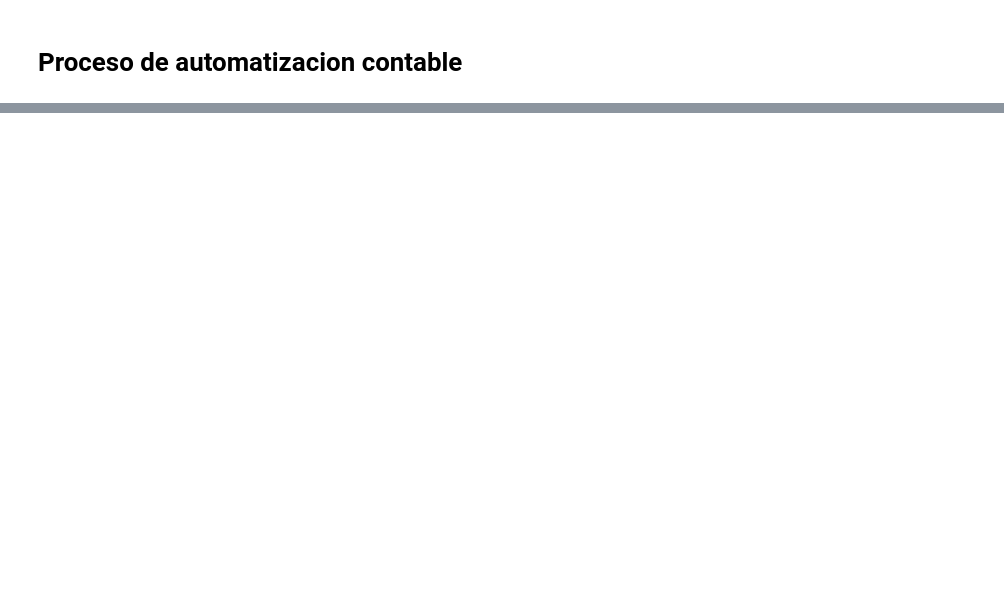
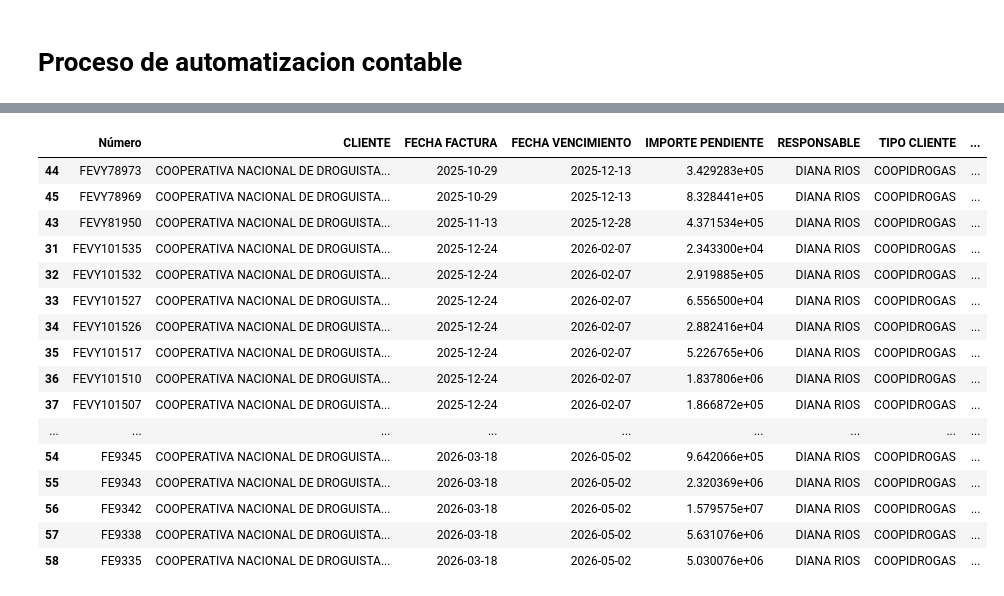
Before and after one commit to la-pocion-code/analisis_datos, a Jupyter notebook: prueba_contabilidad.ipynb, the cells around one changed output, grey strips where cells are left out. Saved outputs shown, nothing was run; the diff lists cells and outputs as text; code cells hidden in the pictures; blank space fills up the shorter version.

```diff
--- a/prueba_contabilidad.ipynb
+++ b/prueba_contabilidad.ipynb
@@ -98,0 +59,21 @@ def separar_pdfs_estratégico(self, ruta_pdf_input, carpeta_salida, find_texto="
+# %%
+categorias = [ 'MAYORISTA NV', 'FARMACIAS',
+       'EXTERIOR', 'Surticosmeticos', 'COOPIDROGAS', 'Catalogo',
+       'ESPECIALIZADAS', 'Distribuidor', 'KRIKA', 'HOLE COSMETICS',
+      ]
+# %%
+# Archivo CSV de Google Sheets
+url = "https://docs.google.com/spreadsheets/d/1uqGx-MkrUQR3znLq6HE2xiPts1RMv7P5GUQK4IJWdRQ/export?format=csv&gid=2087536586"
+
+df = pd.read_csv(url)
+
+ruta = rc.validar_ruta()
+ruta_archivo = ruta / 'cartera' / 'Asiento contable (account.move).xlsx'
+# Archivo Odoo
+df_cartera = pd.read_excel(ruta_archivo)
+
+
+# Archivo base cartera
+df_cartera = df_cartera[df_cartera['Tipo de cliente'].isin(categorias)]
+
+ruta_base = ruta / 'data' / 'base_cartera.xlsx'
@@ -98,0 +91,9 @@ def separar_pdfs_estratégico(self, ruta_pdf_input, carpeta_salida, find_texto="
+# %%
+
+df_base_responsable = pd.read_excel(ruta_base, sheet_name='Responsables')
+tipo_repetido = df_base_responsable[df_base_responsable['TIPO CLIENTE'].duplicated()]['TIPO CLIENTE'].unique()
+tipo_repetido
+responsables_tipo = df_base_responsable[~df_base_responsable['TIPO CLIENTE'].isin(tipo_repetido)]
+responsables_clientes = df_base_responsable[df_base_responsable['TIPO CLIENTE'].isin(tipo_repetido)]
+df_cartera = df_cartera.merge(responsables_tipo[['TIPO CLIENTE', 'RESPONSABLE', 'UBICACIÓN']], left_on='Tipo de cliente', right_on='TIPO CLIENTE', how='left' ).merge(responsables_clientes[[ 'CLIENTE', 'RESPONSABLE']], left_on='Nombre del contacto a mostrar en la factura', right_on='CLIENTE', how='left')
+df_cartera['RESPONSABLE'] = df_cartera['RESPONSABLE_x'].fillna(df_cartera['RESPONSABLE_y'])
@@ -98,0 +171,20 @@ def separar_pdfs_estratégico(self, ruta_pdf_input, carpeta_salida, find_texto="
+# %%
+df_cartera[df_cartera['CLIENTE']=='COOPERATIVA NACIONAL DE DROGUISTAS DETALLISTAS']
+# %% [output]
+|  | Número | CLIENTE | FECHA FACTURA | FECHA VENCIMIENTO | IMPORTE PENDIENTE | RESPONSABLE | TIPO CLIENTE | ... |
+| 44 | FEVY78973 | COOPERATIVA NACIONAL DE DROGUISTA... | 2025-10-29 | 2025-12-13 | 3.429283e+05 | DIANA RIOS | COOPIDROGAS | ... |
+| 45 | FEVY78969 | COOPERATIVA NACIONAL DE DROGUISTA... | 2025-10-29 | 2025-12-13 | 8.328441e+05 | DIANA RIOS | COOPIDROGAS | ... |
+| 43 | FEVY81950 | COOPERATIVA NACIONAL DE DROGUISTA... | 2025-11-13 | 2025-12-28 | 4.371534e+05 | DIANA RIOS | COOPIDROGAS | ... |
+| 31 | FEVY101535 | COOPERATIVA NACIONAL DE DROGUISTA... | 2025-12-24 | 2026-02-07 | 2.343300e+04 | DIANA RIOS | COOPIDROGAS | ... |
+| 32 | FEVY101532 | COOPERATIVA NACIONAL DE DROGUISTA... | 2025-12-24 | 2026-02-07 | 2.919885e+05 | DIANA RIOS | COOPIDROGAS | ... |
+| 33 | FEVY101527 | COOPERATIVA NACIONAL DE DROGUISTA... | 2025-12-24 | 2026-02-07 | 6.556500e+04 | DIANA RIOS | COOPIDROGAS | ... |
+| 34 | FEVY101526 | COOPERATIVA NACIONAL DE DROGUISTA... | 2025-12-24 | 2026-02-07 | 2.882416e+04 | DIANA RIOS | COOPIDROGAS | ... |
+| 35 | FEVY101517 | COOPERATIVA NACIONAL DE DROGUISTA... | 2025-12-24 | 2026-02-07 | 5.226765e+06 | DIANA RIOS | COOPIDROGAS | ... |
+| 36 | FEVY101510 | COOPERATIVA NACIONAL DE DROGUISTA... | 2025-12-24 | 2026-02-07 | 1.837806e+06 | DIANA RIOS | COOPIDROGAS | ... |
+| 37 | FEVY101507 | COOPERATIVA NACIONAL DE DROGUISTA... | 2025-12-24 | 2026-02-07 | 1.866872e+05 | DIANA RIOS | COOPIDROGAS | ... |
+| ... | ... | ... | ... | ... | ... | ... | ... | ... |
+| 54 | FE9345 | COOPERATIVA NACIONAL DE DROGUISTA... | 2026-03-18 | 2026-05-02 | 9.642066e+05 | DIANA RIOS | COOPIDROGAS | ... |
+| 55 | FE9343 | COOPERATIVA NACIONAL DE DROGUISTA... | 2026-03-18 | 2026-05-02 | 2.320369e+06 | DIANA RIOS | COOPIDROGAS | ... |
+| 56 | FE9342 | COOPERATIVA NACIONAL DE DROGUISTA... | 2026-03-18 | 2026-05-02 | 1.579575e+07 | DIANA RIOS | COOPIDROGAS | ... |
+| 57 | FE9338 | COOPERATIVA NACIONAL DE DROGUISTA... | 2026-03-18 | 2026-05-02 | 5.631076e+06 | DIANA RIOS | COOPIDROGAS | ... |
+| 58 | FE9335 | COOPERATIVA NACIONAL DE DROGUISTA... | 2026-03-18 | 2026-05-02 | 5.030076e+06 | DIANA RIOS | COOPIDROGAS | ... |
```
Also changed, not shown: parts of 25 cells of this notebook, 6 other files.
